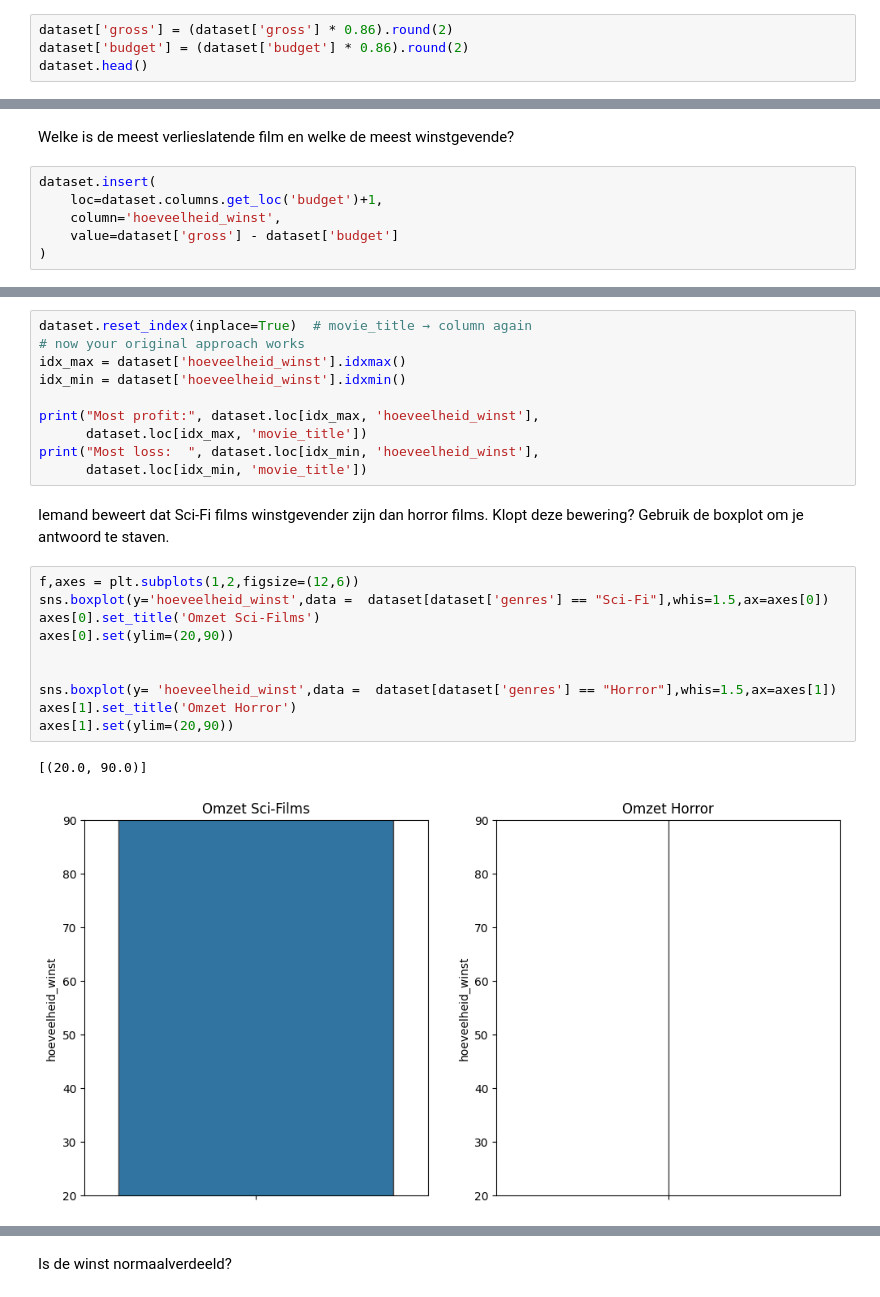
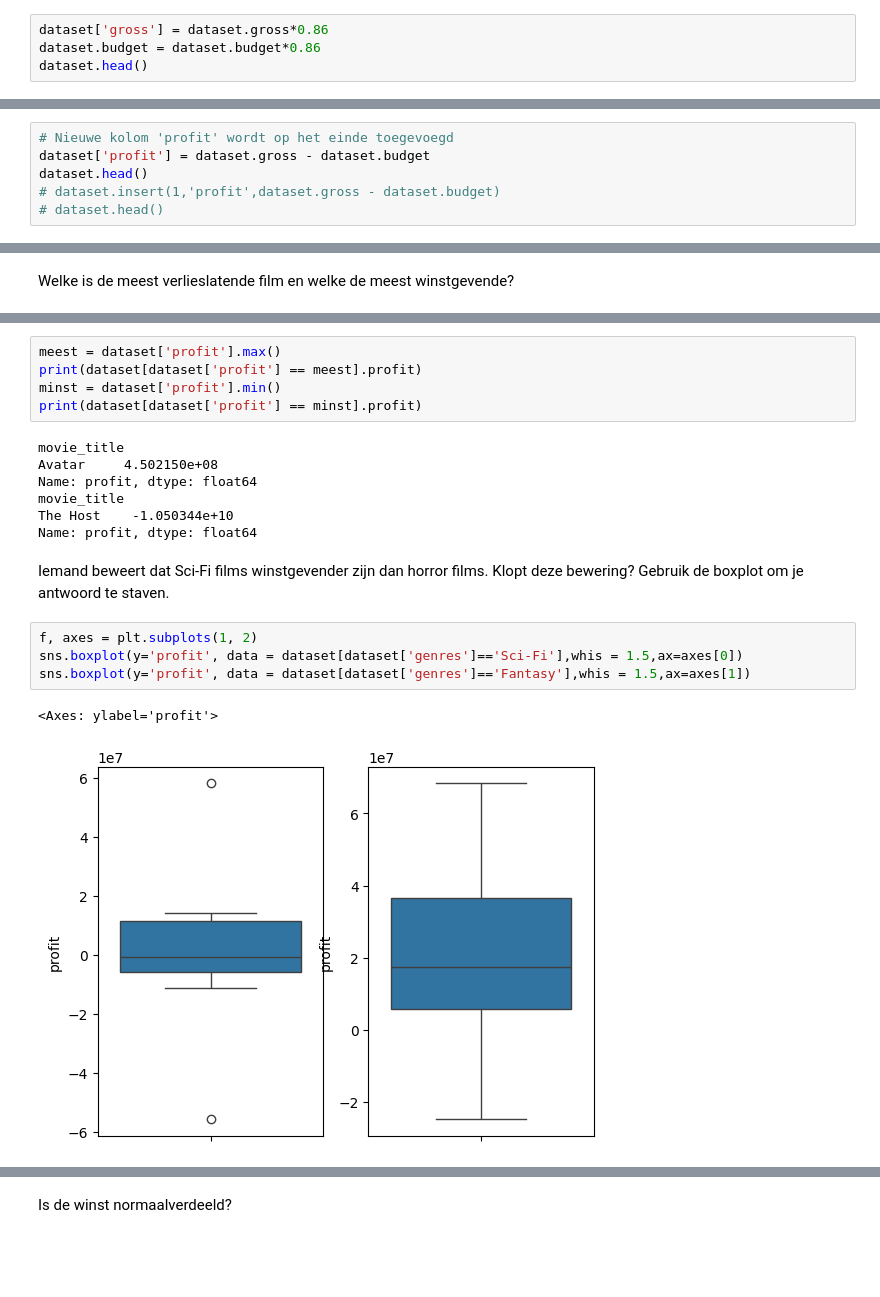
Before and after one commit to pascal-maker/Python, a Jupyter notebook: Labo_07_python_voor_data_science_Opdracht.ipynb, the cells around one changed output, grey strips where cells are left out. Drawn from its saved outputs; the diff is of its cells as text; blank space fills up the shorter version.

```diff
--- a/Labo_07_python_voor_data_science_Opdracht.ipynb
+++ b/Labo_07_python_voor_data_science_Opdracht.ipynb
@@ -348,7 +595,7 @@ dataset.head()
 # %% [markdown]
 Momenteel staan de opbrengst (gross) en het budget nog in dollars, maar de klant zou dit graag in euro's weergeven willen zien. Bewerk de kolommen naar het gevraagde format (voeg niet een nieuwe kolom toe, maar bewerk rechtsreeks de kolom) (1 amerikaanse dollar = 0.86 euro)
 # %%
-dataset['gross'] = (dataset['gross'] * 0.86).round(2)
-dataset['budget'] = (dataset['budget'] * 0.86).round(2)
+dataset['gross'] = dataset.gross*0.86
+dataset.budget = dataset.budget*0.86
 dataset.head()
 # %% [output]
@@ -362,2 +609,8 @@ dataset.head()
 # %% [markdown]
 De hoeveelheid winst (of verlies) van een film is niet in de dataset te vinden maar valt eenvoudig te berekenen door van de opbrengst de kosten af te trekken. Met andere woorden: $gross-budget$. Deze berekende winst voegen we toe aan onze dataset als volgt: https://pandas.pydata.org/pandas-docs/stable/reference/api/pandas.DataFrame.insert.html
+# %%
+# Nieuwe kolom 'profit' wordt op het einde toegevoegd
+dataset['profit'] = dataset.gross - dataset.budget
+dataset.head()
+# dataset.insert(1,'profit',dataset.gross - dataset.budget)
+# dataset.head()
@@ -364,8 +625,2 @@ De hoeveelheid winst (of verlies) van een film is niet in de dataset te vinden m
 # %% [markdown]
 Welke is de meest verlieslatende film en welke de meest winstgevende?
-# %%
-dataset.insert(
-    loc=dataset.columns.get_loc('budget')+1,
-    column='hoeveelheid_winst',
-    value=dataset['gross'] - dataset['budget']
-)
@@ -385,25 +627,21 @@ Most loss:   -10503436785.68 The Host
-# %%
-dataset.reset_index(inplace=True)  # movie_title → column again
-# now your original approach works
-idx_max = dataset['hoeveelheid_winst'].idxmax()
-idx_min = dataset['hoeveelheid_winst'].idxmin()
-
-print("Most profit:", dataset.loc[idx_max, 'hoeveelheid_winst'],
-      dataset.loc[idx_max, 'movie_title'])
-print("Most loss:  ", dataset.loc[idx_min, 'hoeveelheid_winst'],
-      dataset.loc[idx_min, 'movie_title'])
+# %%
+meest = dataset['profit'].max()
+print(dataset[dataset['profit'] == meest].profit)
+minst = dataset['profit'].min()
+print(dataset[dataset['profit'] == minst].profit)
+# %% [output]
+movie_title
+Avatar     4.502150e+08
+Name: profit, dtype: float64
+movie_title
+The Host    -1.050344e+10
+Name: profit, dtype: float64
 # %% [markdown]
 Iemand beweert dat Sci-Fi films winstgevender zijn dan horror films. Klopt deze bewering? Gebruik de boxplot om je antwoord te staven.
 # %%
-f,axes = plt.subplots(1,2,figsize=(12,6))
-sns.boxplot(y='hoeveelheid_winst',data =  dataset[dataset['genres'] == "Sci-Fi"],whis=1.5,ax=axes[0])
-axes[0].set_title('Omzet Sci-Films')
-axes[0].set(ylim=(20,90))
-
-
-sns.boxplot(y= 'hoeveelheid_winst',data =  dataset[dataset['genres'] == "Horror"],whis=1.5,ax=axes[1])
-axes[1].set_title('Omzet Horror')
-axes[1].set(ylim=(20,90))
+f, axes = plt.subplots(1, 2)
+sns.boxplot(y='profit', data = dataset[dataset['genres']=='Sci-Fi'],whis = 1.5,ax=axes[0])
+sns.boxplot(y='profit', data = dataset[dataset['genres']=='Fantasy'],whis = 1.5,ax=axes[1])
 # %% [output]
-[(20.0, 90.0)]
+<Axes: ylabel='profit'>
-[figure, old version]
+[figure, new version]
```
Also changed, not shown: parts of 58 cells of this notebook.
